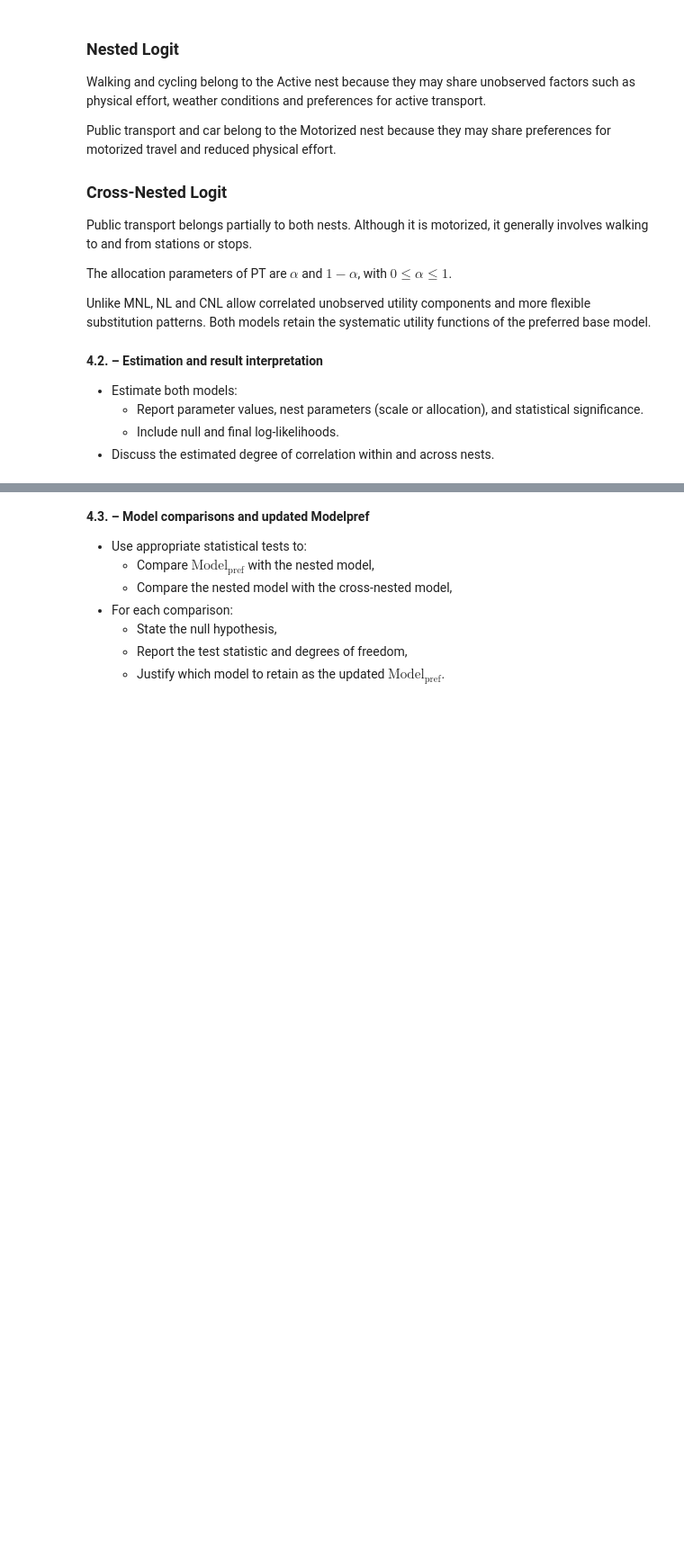
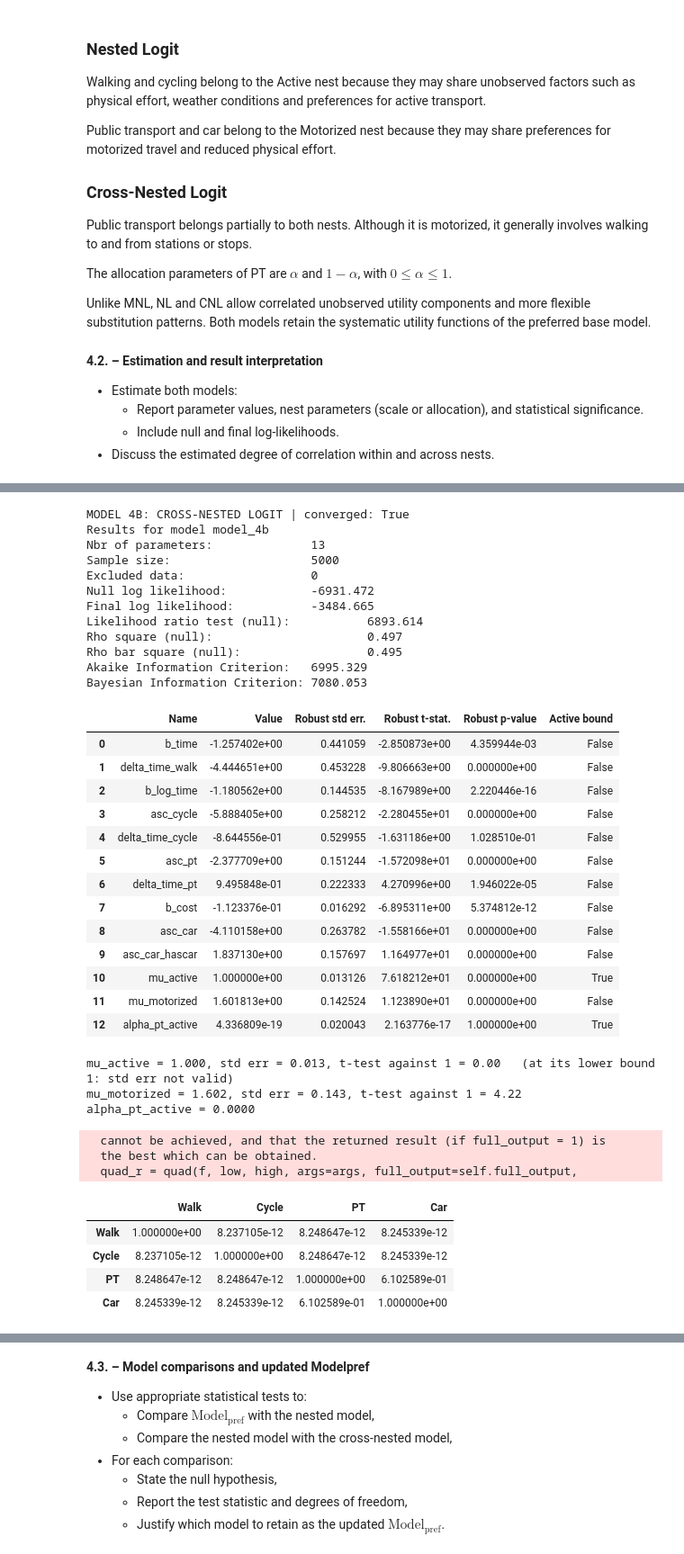
Before and after one commit to doran2728/Math463Group25, a Jupyter notebook: assignment.ipynb, the cells around one changed output, grey strips where cells are left out. Shown at 90% size. Drawn from its saved outputs; the diff is of its cells as text; code cells hidden in the pictures; blank space fills up the shorter version.

```diff
--- a/assignment.ipynb
+++ b/assignment.ipynb
@@ -1529,0 +1277,57 @@ Converged: True
+# %%
+# Estimate the cross-nested logit, starting from the NL estimates (alpha = 0.5, mu_active = 1.2 to leave the bounds).
+biogeme_cnl = bio.BIOGEME(database, logprob_cnl)
+biogeme_cnl.model_name = 'model_4b'
+biogeme_cnl.calculate_null_loglikelihood(av_4)
+start_cnl = {**beta_nl, 'mu_active': 1.2, 'alpha_pt_active': 0.5}
+results_cnl = biogeme_cnl.estimate(starting_values=start_cnl)
+
+print('MODEL 4B: CROSS-NESTED LOGIT | converged:', results_cnl.algorithm_has_converged)
+print(results_cnl.short_summary())
+param_cnl = get_pandas_estimated_parameters(estimation_results=results_cnl)['Estimated parameters']
+display(param_cnl)
+all_results['model_4b'] = results_cnl
+
+t_test_vs_one(param_cnl, 'mu_active')
+t_test_vs_one(param_cnl, 'mu_motorized')
+beta_cnl = results_cnl.get_beta_values()
+print(f"alpha_pt_active = {beta_cnl['alpha_pt_active']:.4f}")
+display(nests_cnl.correlation(parameters=beta_cnl, alternatives_names=alternative_names))
+# %% [output]
+MODEL 4B: CROSS-NESTED LOGIT | converged: True
+Results for model model_4b
+Nbr of parameters:              13
+Sample size:                    5000
+Excluded data:                  0
+Null log likelihood:            -6931.472
+Final log likelihood:           -3484.665
+Likelihood ratio test (null):           6893.614
+Rho square (null):                      0.497
+Rho bar square (null):                  0.495
+Akaike Information Criterion:   6995.329
+Bayesian Information Criterion: 7080.053
+|  | Name | Value | Robust std err. | Robust t-stat. | Robust p-value | Active bound |
+| 0 | b_time | -1.257402e+00 | 0.441059 | -2.850873e+00 | 4.359944e-03 | False |
+| 1 | delta_time_walk | -4.444651e+00 | 0.453228 | -9.806663e+00 | 0.000000e+00 | False |
+| 2 | b_log_time | -1.180562e+00 | 0.144535 | -8.167989e+00 | 2.220446e-16 | False |
+| 3 | asc_cycle | -5.888405e+00 | 0.258212 | -2.280455e+01 | 0.000000e+00 | False |
+| 4 | delta_time_cycle | -8.644556e-01 | 0.529955 | -1.631186e+00 | 1.028510e-01 | False |
+| 5 | asc_pt | -2.377709e+00 | 0.151244 | -1.572098e+01 | 0.000000e+00 | False |
+| 6 | delta_time_pt | 9.495848e-01 | 0.222333 | 4.270996e+00 | 1.946022e-05 | False |
+| 7 | b_cost | -1.123376e-01 | 0.016292 | -6.895311e+00 | 5.374812e-12 | False |
+| 8 | asc_car | -4.110158e+00 | 0.263782 | -1.558166e+01 | 0.000000e+00 | False |
+| 9 | asc_car_hascar | 1.837130e+00 | 0.157697 | 1.164977e+01 | 0.000000e+00 | False |
+| 10 | mu_active | 1.000000e+00 | 0.013126 | 7.618212e+01 | 0.000000e+00 | True |
+| 11 | mu_motorized | 1.601813e+00 | 0.142524 | 1.123890e+01 | 0.000000e+00 | False |
+| 12 | alpha_pt_active | 4.336809e-19 | 0.020043 | 2.163776e-17 | 1.000000e+00 | True |
+mu_active = 1.000, std err = 0.013, t-test against 1 = 0.00   (at its lower bound 1: std err not valid)
+mu_motorized = 1.602, std err = 0.143, t-test against 1 = 4.22
+alpha_pt_active = 0.0000
+  cannot be achieved, and that the returned result (if full_output = 1) is
+  the best which can be obtained.
+  quad_r = quad(f, low, high, args=args, full_output=self.full_output,
+|  | Walk | Cycle | PT | Car |
+| Walk | 1.000000e+00 | 8.237105e-12 | 8.248647e-12 | 8.245339e-12 |
+| Cycle | 8.237105e-12 | 1.000000e+00 | 8.248647e-12 | 8.245339e-12 |
+| PT | 8.248647e-12 | 8.248647e-12 | 1.000000e+00 | 6.102589e-01 |
+| Car | 8.245339e-12 | 8.245339e-12 | 6.102589e-01 | 1.000000e+00 |
```
Also changed, not shown: parts of 19 cells of this notebook.
